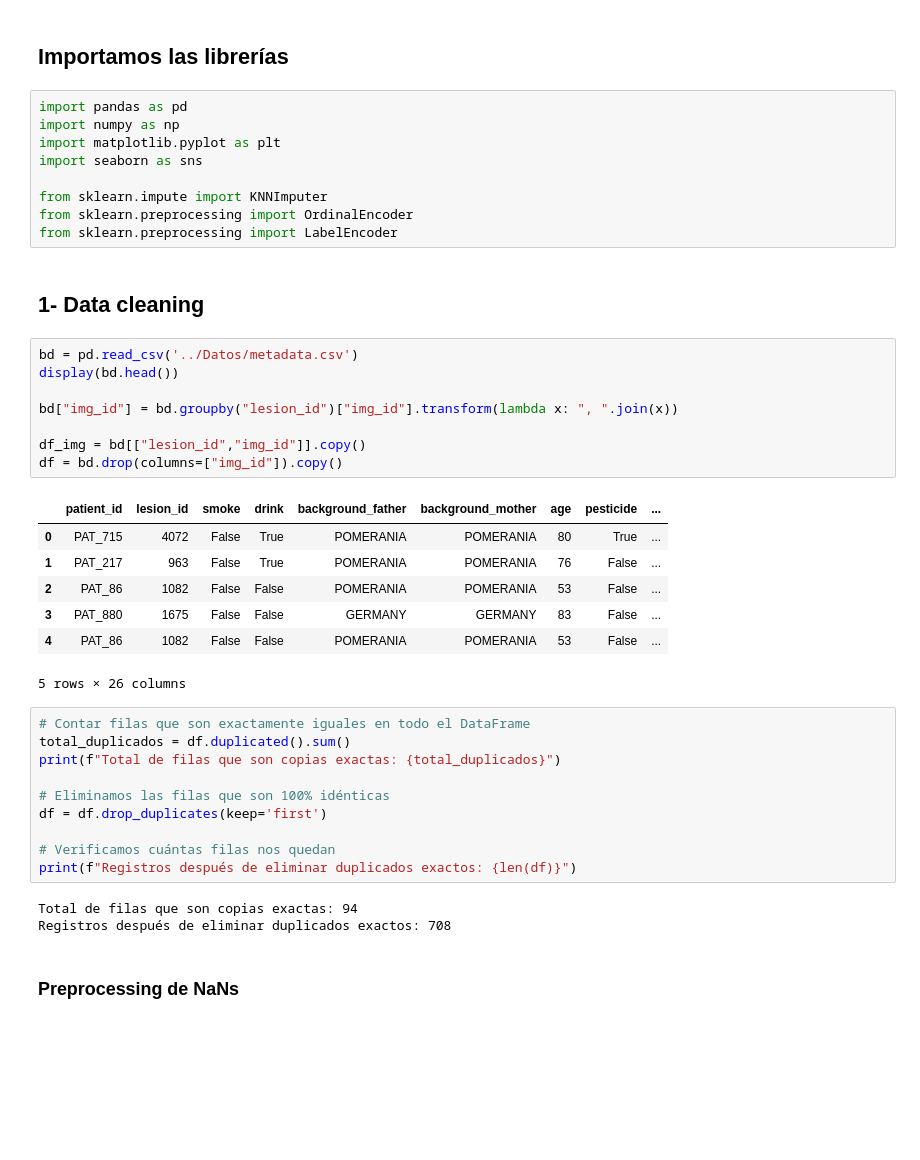
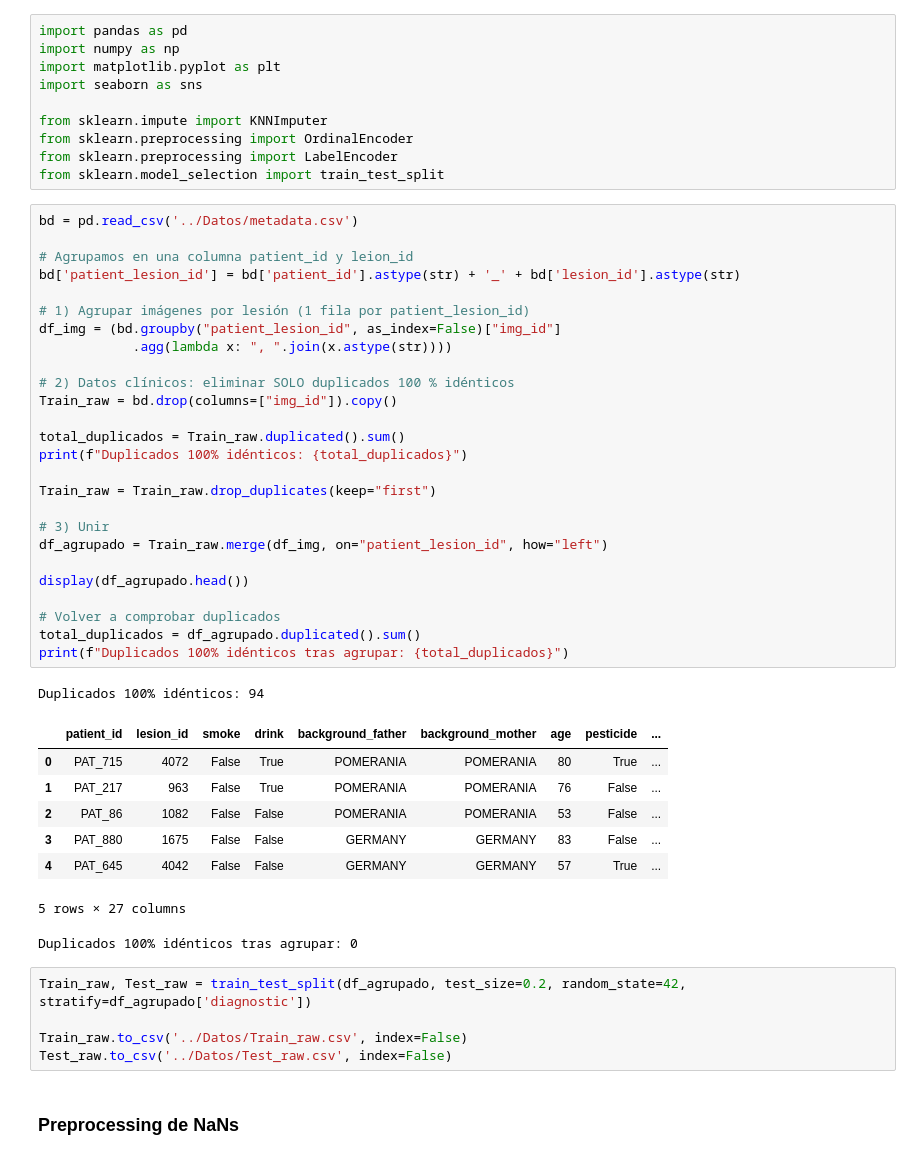
Before and after one commit to MrCordobex/ML-and-DL-final-project, a Jupyter notebook: JAVI/Prepocesing.ipynb, the cells around one changed output. Drawn from its saved outputs; the diff is of its cells as text; blank space fills up the shorter version.

```diff
--- a/JAVI/Prepocesing.ipynb
+++ b/JAVI/Prepocesing.ipynb
@@ -1,5 +1,3 @@
-# %% [markdown]
-## Importamos las librerías
 # %%
 import pandas as pd
 import numpy as np
@@ -9,37 +7,48 @@ import seaborn as sns
 from sklearn.impute import KNNImputer
 from sklearn.preprocessing import OrdinalEncoder
 from sklearn.preprocessing import LabelEncoder
+from sklearn.model_selection import train_test_split
-# %% [markdown]
-## 1- Data cleaning
-# %%
-bd = pd.read_csv('../Datos/metadata.csv')
-display(bd.head())
-
-bd["img_id"] = bd.groupby("lesion_id")["img_id"].transform(lambda x: ", ".join(x))
-
-df_img = bd[["lesion_id","img_id"]].copy()
-df = bd.drop(columns=["img_id"]).copy()
-# %% [output]
-|  | patient_id | lesion_id | smoke | drink | background_father | background_mother | age | pesticide | ... |
-| 0 | PAT_715 | 4072 | False | True | POMERANIA | POMERANIA | 80 | True | ... |
-| 1 | PAT_217 | 963 | False | True | POMERANIA | POMERANIA | 76 | False | ... |
-| 2 | PAT_86 | 1082 | False | False | POMERANIA | POMERANIA | 53 | False | ... |
-| 3 | PAT_880 | 1675 | False | False | GERMANY | GERMANY | 83 | False | ... |
-| 4 | PAT_86 | 1082 | False | False | POMERANIA | POMERANIA | 53 | False | ... |
-5 rows × 26 columns
-# %%
-# Contar filas que son exactamente iguales en todo el DataFrame
-total_duplicados = df.duplicated().sum()
-print(f"Total de filas que son copias exactas: {total_duplicados}")
-
-# Eliminamos las filas que son 100% idénticas
-df = df.drop_duplicates(keep='first')
-
-# Verificamos cuántas filas nos quedan
-print(f"Registros después de eliminar duplicados exactos: {len(df)}")
-# %% [output]
-Total de filas que son copias exactas: 94
-Registros después de eliminar duplicados exactos: 708
+# %%
+bd = pd.read_csv('../Datos/metadata.csv')
+
+# Agrupamos en una columna patient_id y leion_id
+bd['patient_lesion_id'] = bd['patient_id'].astype(str) + '_' + bd['lesion_id'].astype(str)
+
+# 1) Agrupar imágenes por lesión (1 fila por patient_lesion_id)
+df_img = (bd.groupby("patient_lesion_id", as_index=False)["img_id"]
+            .agg(lambda x: ", ".join(x.astype(str))))
+
+# 2) Datos clínicos: eliminar SOLO duplicados 100 % idénticos
+Train_raw = bd.drop(columns=["img_id"]).copy()
+
+total_duplicados = Train_raw.duplicated().sum()
+print(f"Duplicados 100% idénticos: {total_duplicados}")
+
+Train_raw = Train_raw.drop_duplicates(keep="first")
+
+# 3) Unir
+df_agrupado = Train_raw.merge(df_img, on="patient_lesion_id", how="left")
+
+display(df_agrupado.head())
+
+# Volver a comprobar duplicados
+total_duplicados = df_agrupado.duplicated().sum()
+print(f"Duplicados 100% idénticos tras agrupar: {total_duplicados}")
+# %% [output]
+Duplicados 100% idénticos: 94
+|  | patient_id | lesion_id | smoke | drink | background_father | background_mother | age | pesticide | ... |
+| 0 | PAT_715 | 4072 | False | True | POMERANIA | POMERANIA | 80 | True | ... |
+| 1 | PAT_217 | 963 | False | True | POMERANIA | POMERANIA | 76 | False | ... |
+| 2 | PAT_86 | 1082 | False | False | POMERANIA | POMERANIA | 53 | False | ... |
+| 3 | PAT_880 | 1675 | False | False | GERMANY | GERMANY | 83 | False | ... |
+| 4 | PAT_645 | 4042 | False | False | GERMANY | GERMANY | 57 | True | ... |
+5 rows × 27 columns
+Duplicados 100% idénticos tras agrupar: 0
+# %%
+Train_raw, Test_raw = train_test_split(df_agrupado, test_size=0.2, random_state=42, stratify=df_agrupado['diagnostic'])
+
+Train_raw.to_csv('../Datos/Train_raw.csv', index=False)
+Test_raw.to_csv('../Datos/Test_raw.csv', index=False)
 # %% [markdown]
 ### Preprocessing de NaNs
 # %% [markdown]
```
Also changed, not shown: parts of 15 cells of this notebook, 7 other files.
